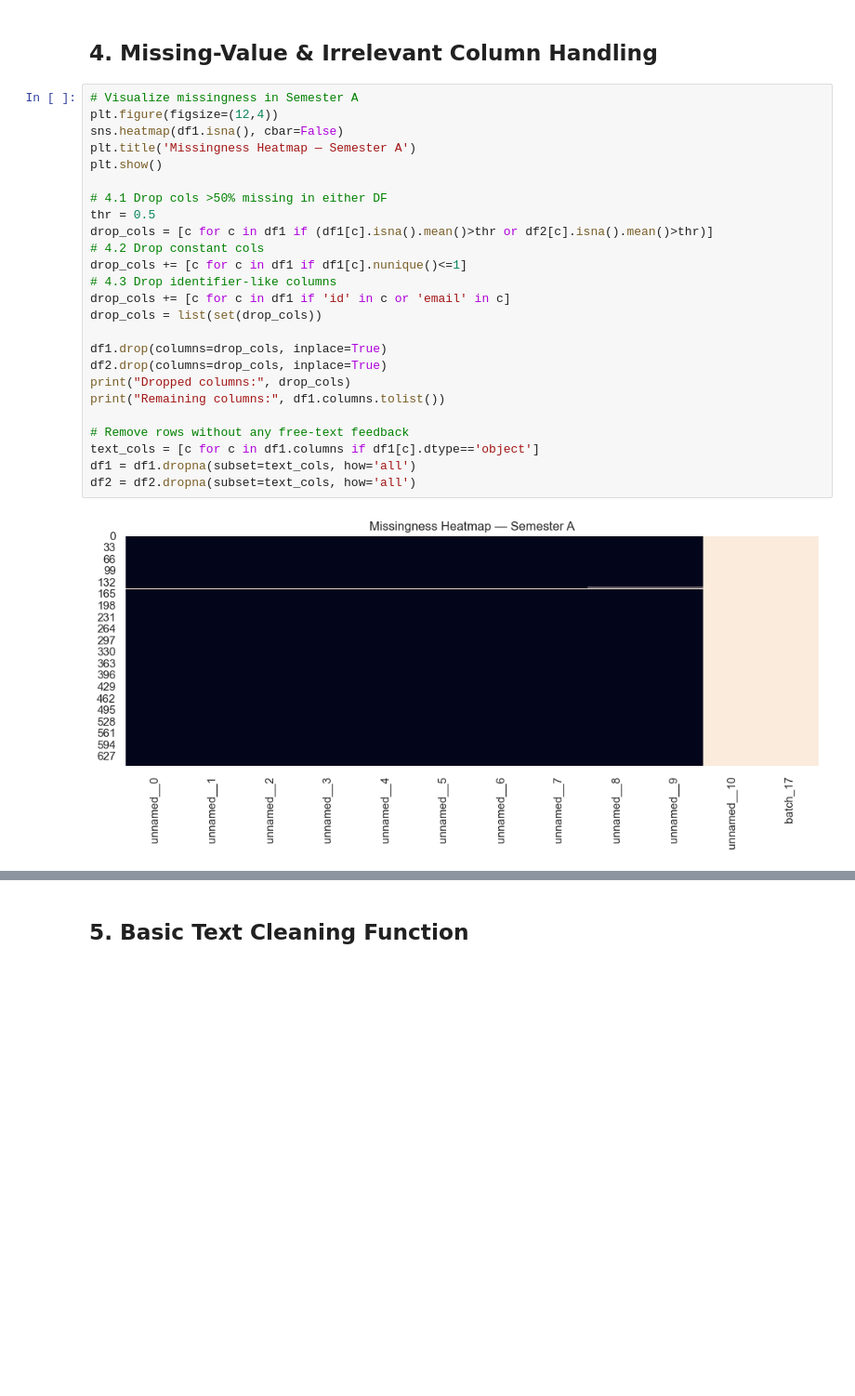
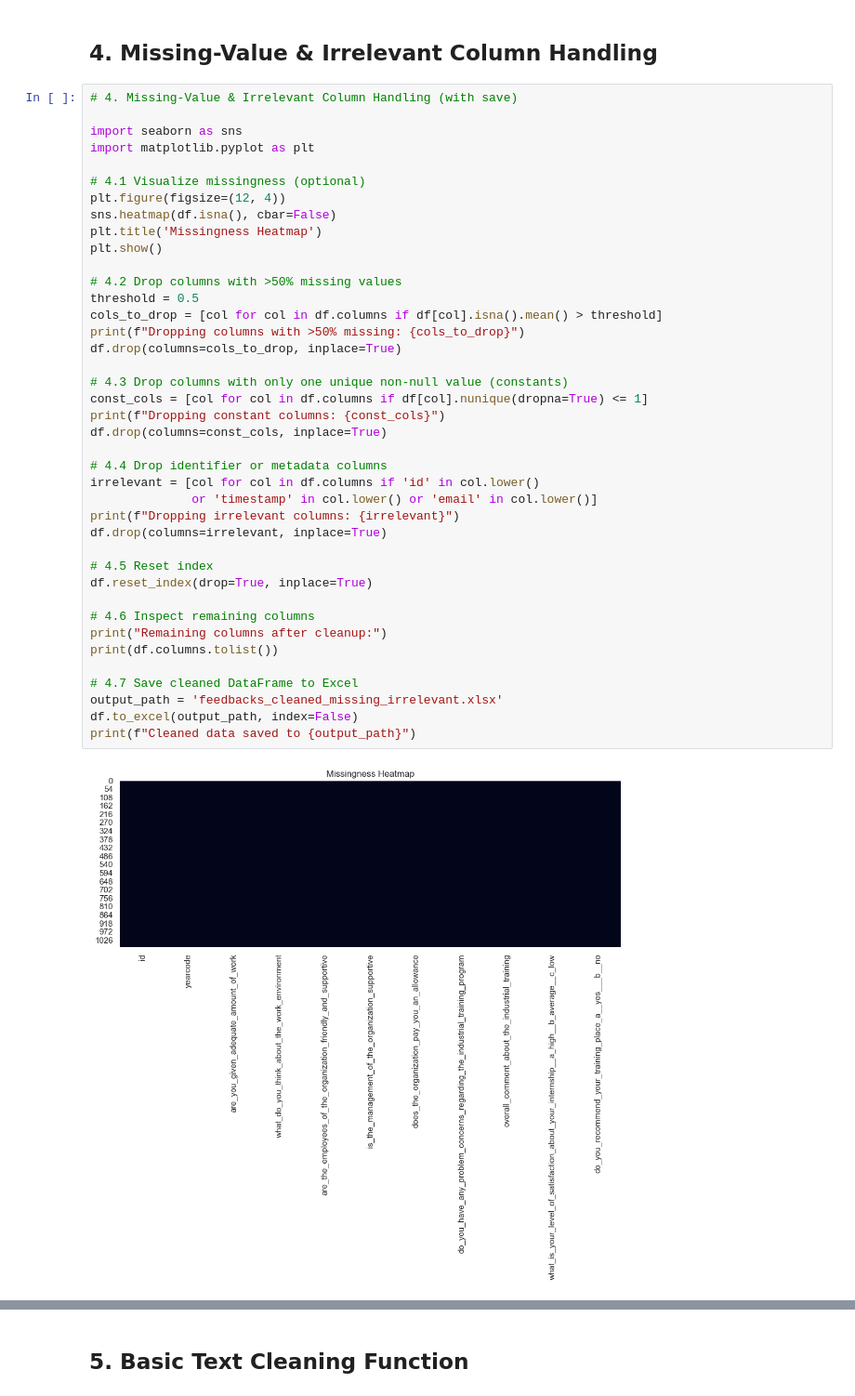
Before and after one commit to nimalanjanapiyumal/ML_TEXT_PROJECT, a Jupyter notebook: preprocessing.ipynb, the cells around one changed output, grey strips where cells are left out. Shown at 93% size. Cells and saved outputs as stored; diff of their text form; blank space fills up the shorter version.

```diff
--- a/preprocessing.ipynb
+++ b/preprocessing.ipynb
@@ -82,29 +116,44 @@ Unified columns: ['unnamed__0', 'unnamed__1', 'unnamed__2', 'unnamed__3', 'unnam
 # %% [markdown]
 ## 4. Missing-Value & Irrelevant Column Handling
 # %%
-# Visualize missingness in Semester A
-plt.figure(figsize=(12,4))
-sns.heatmap(df1.isna(), cbar=False)
-plt.title('Missingness Heatmap — Semester A')
+# 4. Missing-Value & Irrelevant Column Handling (with save)
+
+import seaborn as sns
+import matplotlib.pyplot as plt
+
+# 4.1 Visualize missingness (optional)
+plt.figure(figsize=(12, 4))
+sns.heatmap(df.isna(), cbar=False)
+plt.title('Missingness Heatmap')
 plt.show()
 
-# 4.1 Drop cols >50% missing in either DF
-thr = 0.5
-drop_cols = [c for c in df1 if (df1[c].isna().mean()>thr or df2[c].isna().mean()>thr)]
-# 4.2 Drop constant cols
-drop_cols += [c for c in df1 if df1[c].nunique()<=1]
-# 4.3 Drop identifier-like columns
-drop_cols += [c for c in df1 if 'id' in c or 'email' in c]
-drop_cols = list(set(drop_cols))
+# 4.2 Drop columns with >50% missing values
+threshold = 0.5
+cols_to_drop = [col for col in df.columns if df[col].isna().mean() > threshold]
+print(f"Dropping columns with >50% missing: {cols_to_drop}")
+df.drop(columns=cols_to_drop, inplace=True)
 
-df1.drop(columns=drop_cols, inplace=True)
-df2.drop(columns=drop_cols, inplace=True)
-print("Dropped columns:", drop_cols)
-print("Remaining columns:", df1.columns.tolist())
+# 4.3 Drop columns with only one unique non-null value (constants)
+const_cols = [col for col in df.columns if df[col].nunique(dropna=True) <= 1]
+print(f"Dropping constant columns: {const_cols}")
+df.drop(columns=const_cols, inplace=True)
 
-# Remove rows without any free-text feedback
-text_cols = [c for c in df1.columns if df1[c].dtype=='object']
-df1 = df1.dropna(subset=text_cols, how='all')
-df2 = df2.dropna(subset=text_cols, how='all')
+# 4.4 Drop identifier or metadata columns
+irrelevant = [col for col in df.columns if 'id' in col.lower()
+              or 'timestamp' in col.lower() or 'email' in col.lower()]
+print(f"Dropping irrelevant columns: {irrelevant}")
+df.drop(columns=irrelevant, inplace=True)
+
+# 4.5 Reset index
+df.reset_index(drop=True, inplace=True)
+
+# 4.6 Inspect remaining columns
+print("Remaining columns after cleanup:")
+print(df.columns.tolist())
+
+# 4.7 Save cleaned DataFrame to Excel
+output_path = 'feedbacks_cleaned_missing_irrelevant.xlsx'
+df.to_excel(output_path, index=False)
+print(f"Cleaned data saved to {output_path}")
 # %% [output]
-[figure, old version]
+[figure, new version]
```
Also changed, not shown: parts of 7 cells of this notebook, 10 other files.
